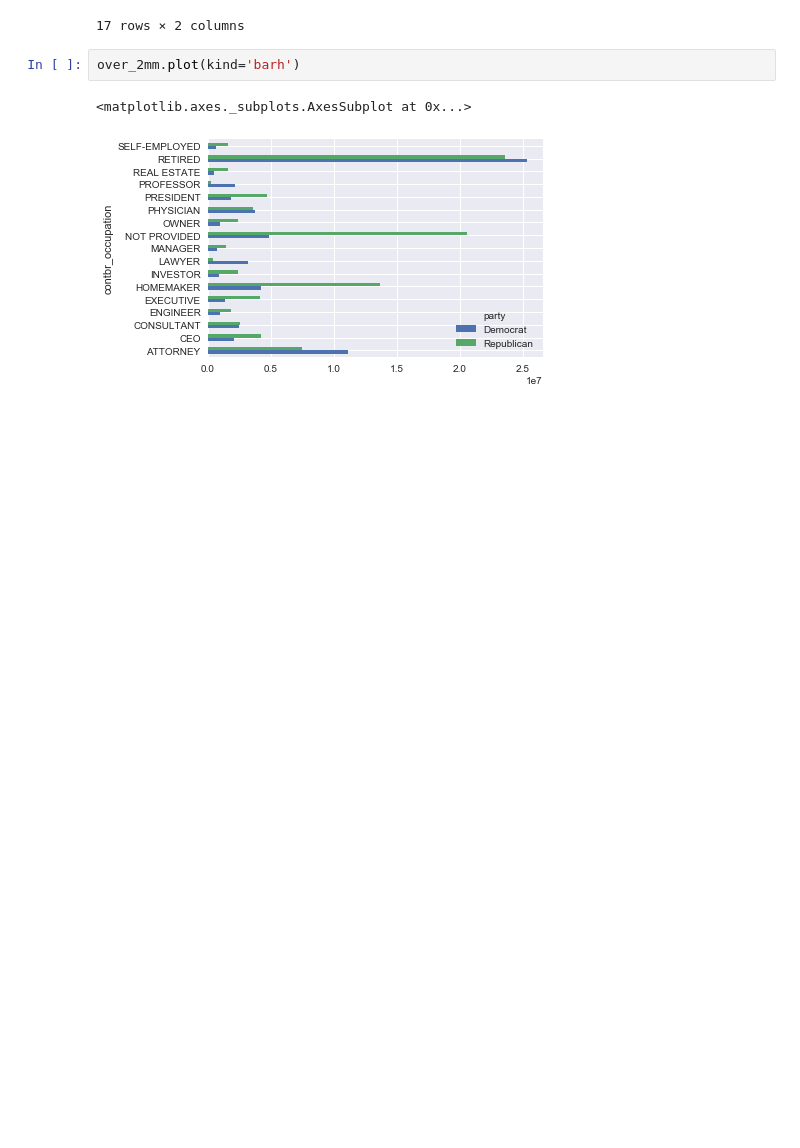
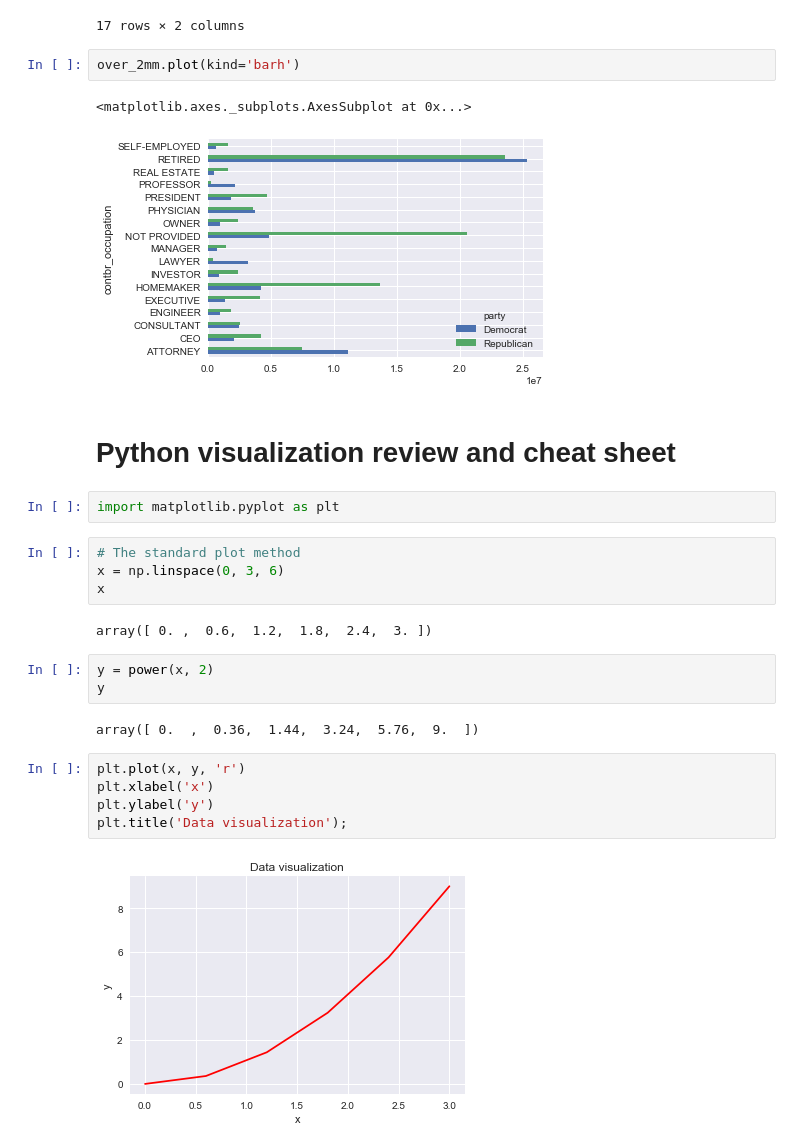
Before and after one commit to sangloo/Data-Science-Learning-Path, a Jupyter notebook: JupyterProjects 'WIP'/Data Analysis v01.ipynb, the cells around one changed output. Cells and saved outputs as stored; diff of their text form; blank space fills up the shorter version.

```diff
--- a/JupyterProjects 'WIP'/Data Analysis v01.ipynb
+++ b/JupyterProjects 'WIP'/Data Analysis v01.ipynb
@@ -603,3 +603,25 @@ over_2mm.plot(kind='barh')
 # %% [output]
 <matplotlib.axes._subplots.AxesSubplot at 0x...>
 [figure]
+# %% [markdown]
+# Python visualization review and cheat sheet
+# %%
+import matplotlib.pyplot as plt
+# %%
+# The standard plot method
+x = np.linspace(0, 3, 6)
+x
+# %% [output]
+array([ 0. ,  0.6,  1.2,  1.8,  2.4,  3. ])
+# %%
+y = power(x, 2)
+y
+# %% [output]
+array([ 0.  ,  0.36,  1.44,  3.24,  5.76,  9.  ])
+# %%
+plt.plot(x, y, 'r')
+plt.xlabel('x')
+plt.ylabel('y')
+plt.title('Data visualization');
+# %% [output]
+[figure, added]
```
Also changed, not shown: parts of 73 cells of this notebook.
